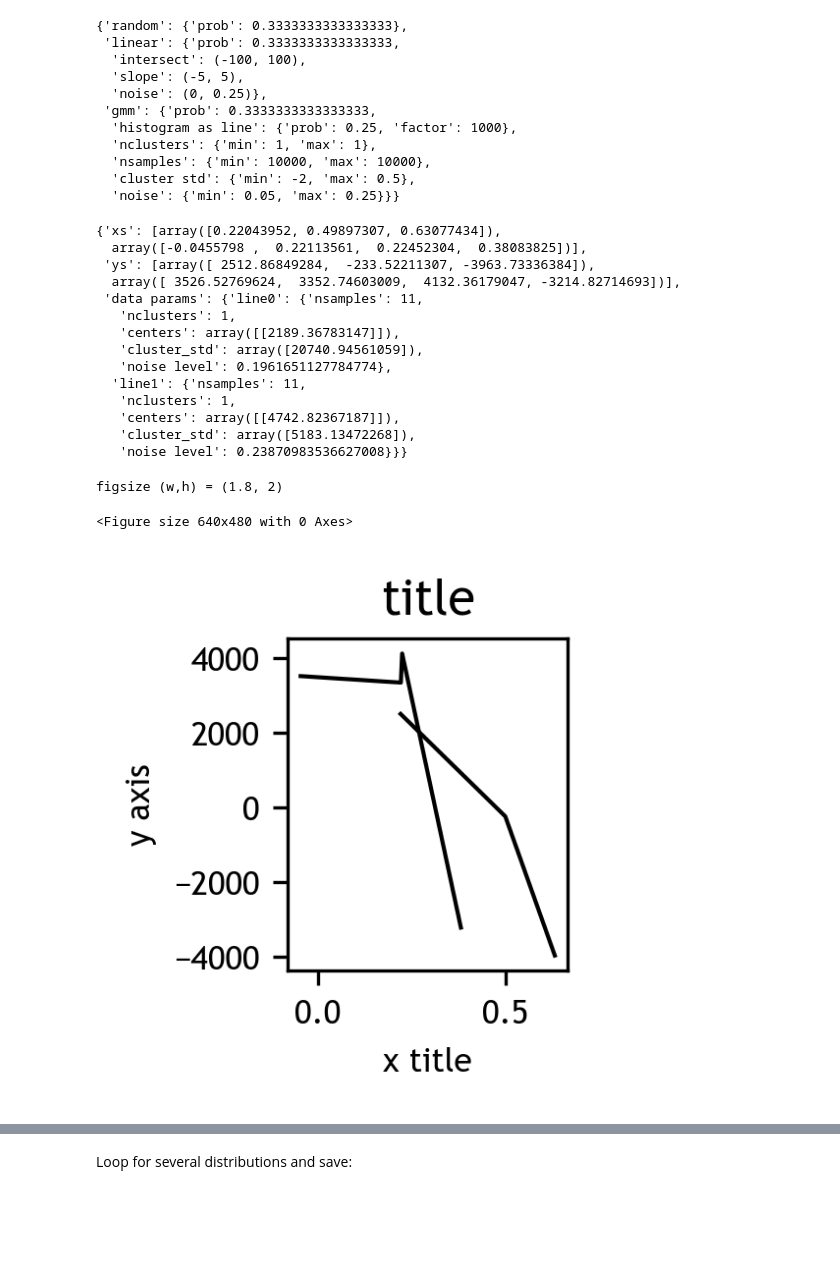
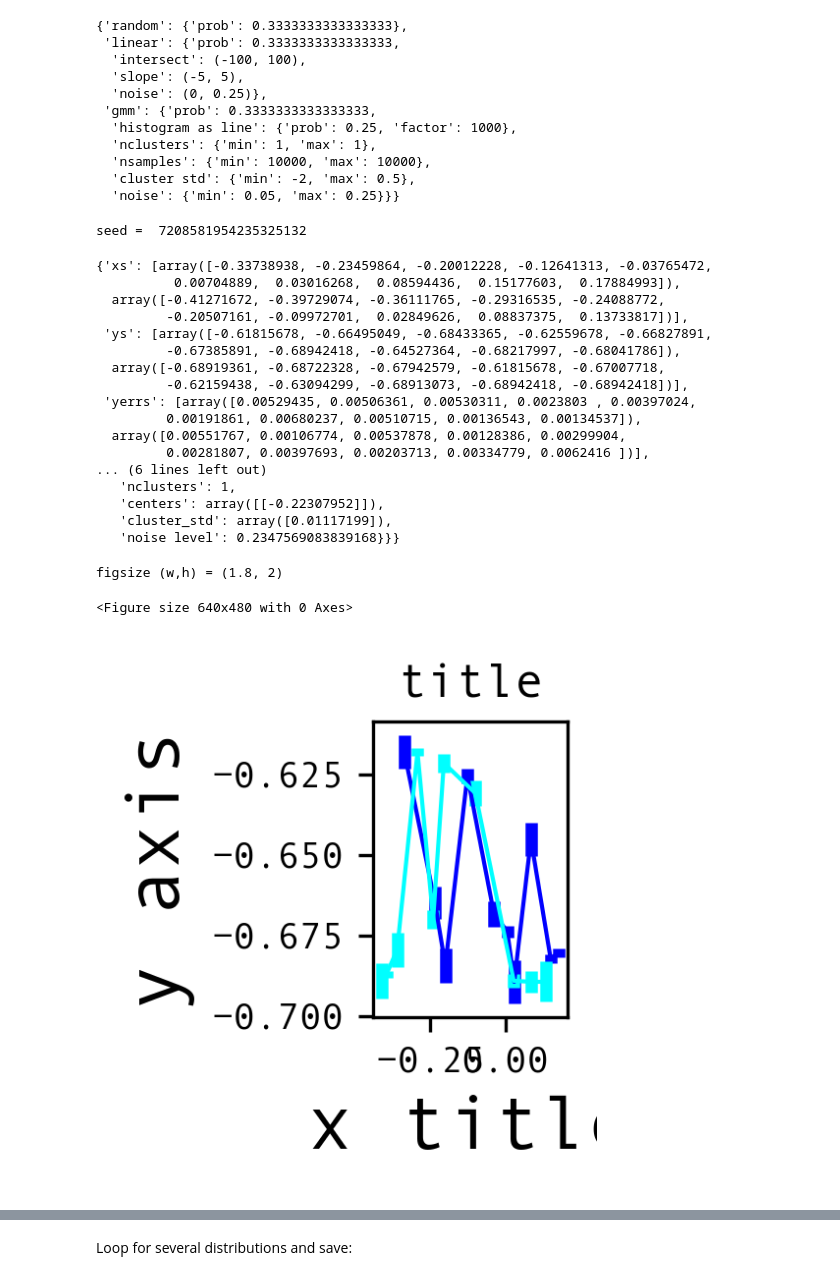
Before and after one commit to ReadingTimeMachine/LLM_VQA_JCDL2025, a Jupyter notebook: create_example_lines_jcdl2025.ipynb, the cells around one changed output, grey strips where cells are left out. Saved outputs shown, nothing was run; the diff lists cells and outputs as text; code cells hidden in the pictures; blank space fills up the shorter version.

Commit message:
line plots

```diff
--- a/create_example_lines_jcdl2025.ipynb
+++ b/create_example_lines_jcdl2025.ipynb
@@ -270,12 +270,15 @@ np.str_('line')
 # %%
 distribution_type = 'gmm'
 xmin, xmax = -1, 1 # for now
+ymin,ymax = -1,1
 
 # now specific for *this plot*
 plot_params_here = plot_params_out.copy()
 
 plot_params_here['line']['xmin'] = xmin
 plot_params_here['line']['xmax'] = xmax
+plot_params_here['line']['ymin'] = ymin
+plot_params_here['line']['ymax'] = ymax
 
 plot_params_here['line']['distribution']['gmm']['nclusters'] = {'min': 1, 'max': 1}
 plot_params_here['line']['distribution']['gmm']['nsamples'] = {'min': 10000, 'max': 10000}
@@ -298,6 +301,10 @@ dist_params
 # %%
 import utils.distribution_utils
 reload(utils.distribution_utils)
+
+seed = np.random.randint(maxint)
+print('seed = ', seed)
+rng = np.random.default_rng(seed)
 
 data_for_plot = get_data(plot_params_here[plot_type],
                 plot_type=plot_type,
@@ -305,42 +312,46 @@ data_for_plot = get_data(plot_params_here[plot_type],
                         rng=rng)
 data_for_plot
 # %% [output]
-{'xs': [array([0.22043952, 0.49897307, 0.63077434]),
-  array([-0.0455798 ,  0.22113561,  0.22452304,  0.38083825])],
- 'ys': [array([ 2512.86849284,  -233.52211307, -3963.73336384]),
-  array([ 3526.52769624,  3352.74603009,  4132.36179047, -3214.82714693])],
- 'data params': {'line0': {'nsamples': 11,
-   'nclusters': 1,
-   'centers': array([[2189.36783147]]),
-   'cluster_std': array([20740.94561059]),
-   'noise level': 0.1961651127784774},
-  'line1': {'nsamples': 11,
-   'nclusters': 1,
-   'centers': array([[4742.82367187]]),
-   'cluster_std': array([5183.13472268]),
-   'noise level': 0.23870983536627008}}}
+seed =  7208581954235325132
+{'xs': [array([-0.33738938, -0.23459864, -0.20012228, -0.12641313, -0.03765472,
+          0.00704889,  0.03016268,  0.08594436,  0.15177603,  0.17884993]),
+  array([-0.41271672, -0.39729074, -0.36111765, -0.29316535, -0.24088772,
+         -0.20507161, -0.09972701,  0.02849626,  0.08837375,  0.13733817])],
+ 'ys': [array([-0.61815678, -0.66495049, -0.68433365, -0.62559678, -0.66827891,
+         -0.67385891, -0.68942418, -0.64527364, -0.68217997, -0.68041786]),
+  array([-0.68919361, -0.68722328, -0.67942579, -0.61815678, -0.67007718,
+         -0.62159438, -0.63094299, -0.68913073, -0.68942418, -0.68942418])],
+ 'yerrs': [array([0.00529435, 0.00506361, 0.00530311, 0.0023803 , 0.00397024,
+         0.00191861, 0.00680237, 0.00510715, 0.00136543, 0.00134537]),
+  array([0.00551767, 0.00106774, 0.00537878, 0.00128386, 0.00299904,
+         0.00281807, 0.00397693, 0.00203713, 0.00334779, 0.0062416 ])],
+... (6 lines left out)
+   'nclusters': 1,
+   'centers': array([[-0.22307952]]),
+   'cluster_std': array([0.01117199]),
+   'noise level': 0.2347569083839168}}}
 # %%
 import utils.plot_utils
 reload(utils.plot_utils)
 from utils.plot_utils import make_plot, make_base_plot
 
 
 fig, axes, plot_inds = make_base_plot(plot_style, color_map, dpi, nrows, ncols, aspect_fig,
                    base=2, verbose=True, tight_layout = tight_layout)
 
 data_from_plot, ax = make_plot(plot_params_here[plot_type], data_for_plot,
                         axes[0], plot_type=plot_type, linestyles=linestyles,
-                        rng=rng,
-                        barcolor='cyan', linecolor=(0,0,0), hasErr = False, lthick=1, nbins=10, rwidth=1.0)
+                        rng=rng, lthick=1, linecolors=['blue','cyan'])
+# linecolor=(0,0,0), hasErr = False, lthick=1, nbins=10, rwidth=1.0)
 
 
 title, xlabel, ylabel = add_titles_and_labels(axes[0], 'x title', 'y axis', 'title',
                                               title_params, csfont, title_fontsize,
                           xlabel_params, ylabel_params, xlabel_fontsize, ylabel_fontsize,
                           inlines, xlabel_ticks_fontsize, ylabel_ticks_fontsize,
                           rng=rng)
 # %% [output]
 figsize (w,h) = (1.8, 2)
 <Figure size 640x480 with 0 Axes>
-[figure, old version]
+[figure, new version]
 # %%
```
Also changed, not shown: parts of 2 cells of this notebook, 1 other file.
